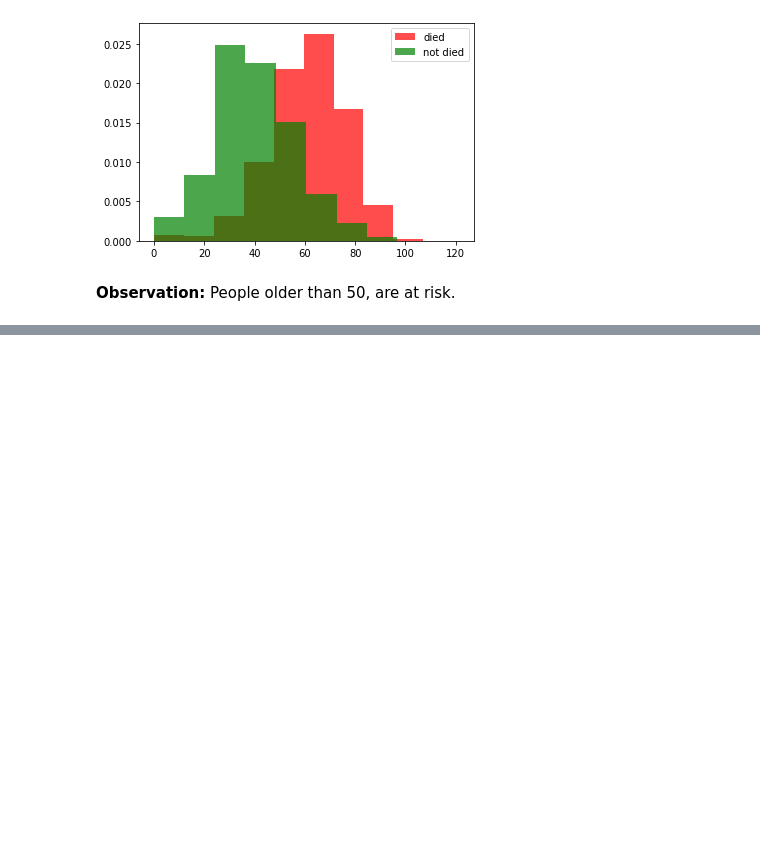
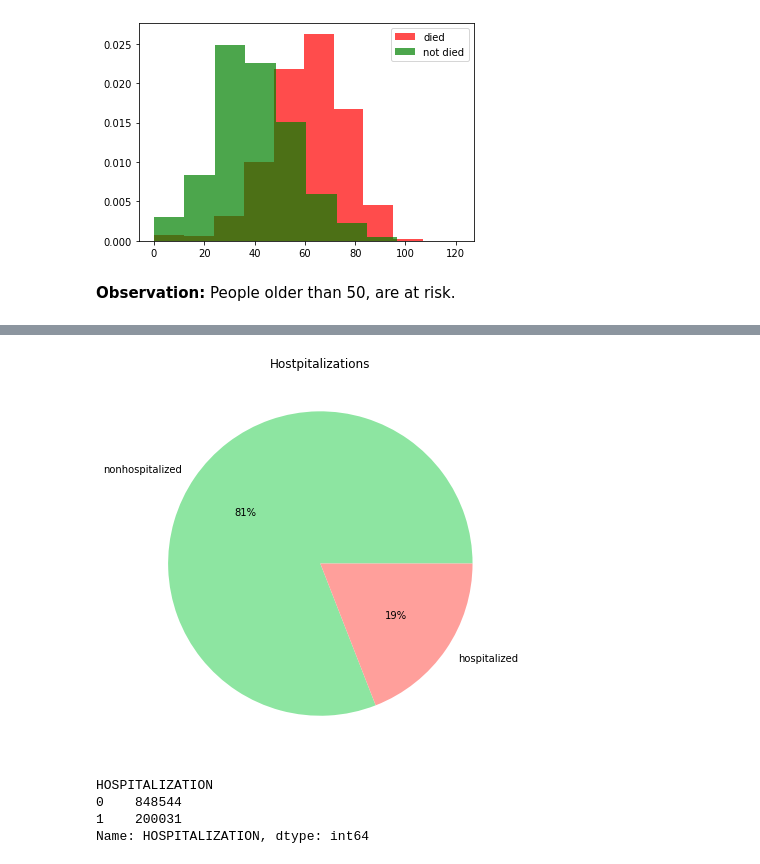
Before and after one commit to korzepadawid/covid-19-death-risk, a Jupyter notebook: covid_19_death_risk_analysis.ipynb, the cells around one changed output, grey strips where cells are left out. Cells and saved outputs as stored; diff of their text form; code cells hidden in the pictures; blank space fills up the shorter version.

```diff
--- a/covid_19_death_risk_analysis.ipynb
+++ b/covid_19_death_risk_analysis.ipynb
@@ -55,6 +62,17 @@ def plot_col_deaths_hist(label: str) -> None:
     plt.hist(df[df["DIED"] == 0][label], color="green", label="not died", alpha=0.7, density=True)
     plt.legend()
     plt.show()
+# %%
+def plot_pie_tf(title, column, labels):
+  data = [
+      len(df[df[column] == 0]),
+      len(df[df[column] == 1])
+  ]
+  colors = sns.color_palette('pastel')[2:4]
+  plt.figure(figsize=(7,7))
+  plt.title(title)
+  plt.pie(data, labels=labels, colors=colors, autopct='%.0f%%')
+  plt.show()
 # %% [markdown]
 ### Column `DATE_DIED`
 
@@ -146,0 +201,12 @@ plt.show()
+# %%
+df['HOSPITALIZATION'] = df['PATIENT_TYPE'].apply(lambda x: 1 if x == 2 else 0)
+df.drop(labels='PATIENT_TYPE', axis=1, inplace=True)
+# %%
+plot_pie_tf('Hostpitalizations', 'HOSPITALIZATION', ['nonhospitalized', 'hospitalized'])
+print(df.groupby(['HOSPITALIZATION'])['HOSPITALIZATION'].count())
+# %% [output]
+[figure, added]
+HOSPITALIZATION
+0    848544
+1    200031
+Name: HOSPITALIZATION, dtype: int64
```
Also changed, not shown: parts of 119 cells of this notebook.
